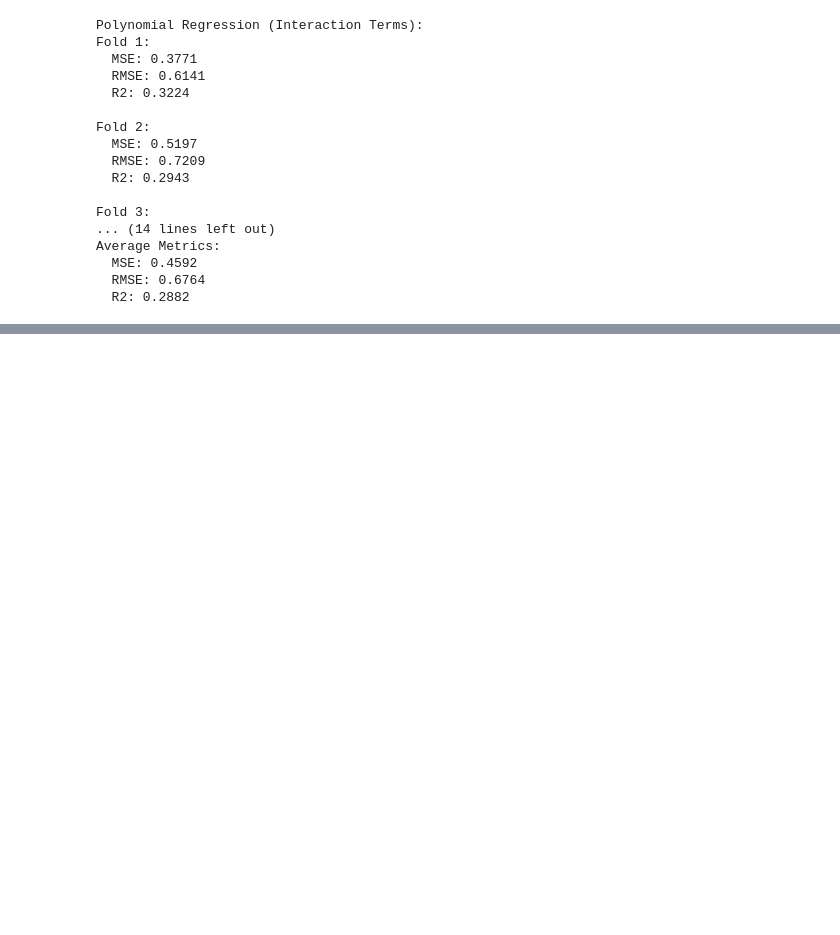
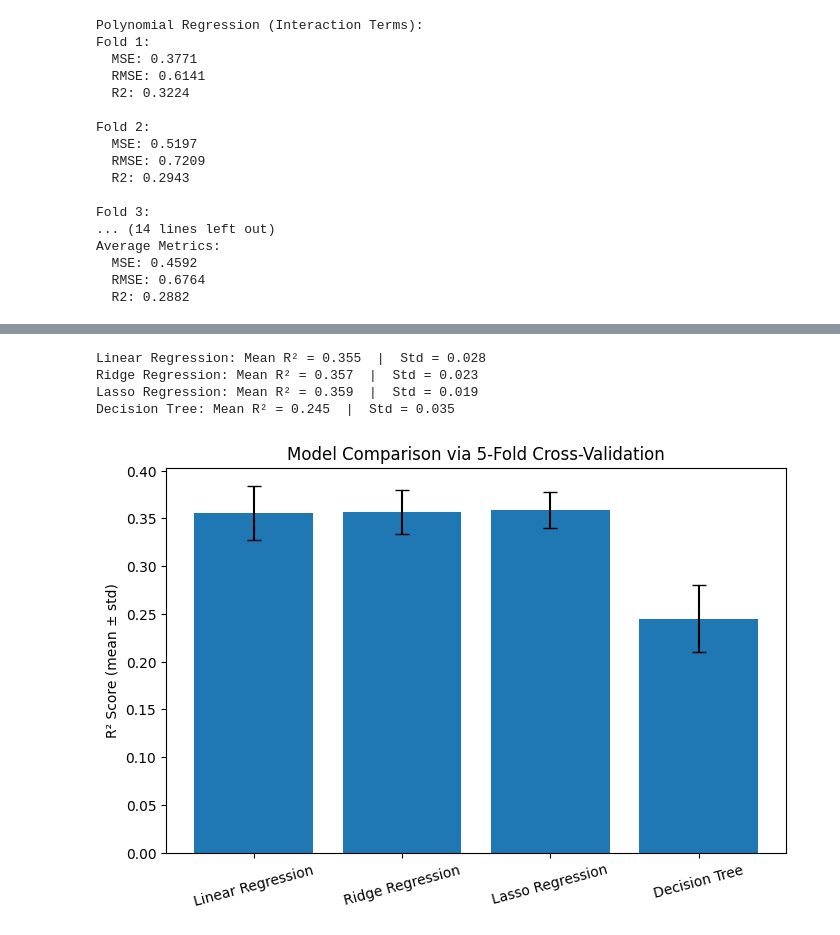
Before and after one commit to JanOlav04/Oblig1Maskin, a Jupyter notebook: main.ipynb, the cells around one changed output, grey strips where cells are left out. Cells and saved outputs as stored; diff of their text form; code cells hidden in the pictures; blank space fills up the shorter version.

```diff
--- a/main.ipynb
+++ b/main.ipynb
@@ -806,0 +885,50 @@ Average Metrics:
+# %%
+from sklearn.model_selection import KFold, cross_val_score
+
+
+# Split features/target
+X = df.drop(columns=['quality'])
+y = df['quality']
+
+# Standardize data for linear models (not needed for tree)
+scaler = StandardScaler()
+X_scaled = scaler.fit_transform(X)
+
+# Define models
+models = {
+    'Linear Regression': LinearRegression(),
+    'Ridge Regression': Ridge(alpha=65.79332246575683),
+    'Lasso Regression': Lasso(alpha=0.022051307399030457),
+    'Decision Tree': DecisionTreeRegressor(max_depth=4, random_state=42)
+}
+
+# Define KFold
+kf = KFold(n_splits=5, shuffle=True, random_state=42)
+
+# Evaluate models using cross-validation
+results = {}
+for name, model in models.items():
+    # Use scaled data for linear models, unscaled for tree
+    X_used = X_scaled if 'Regression' in name else X.values
+
+    scores = cross_val_score(model, X_used, y, cv=kf, scoring='r2')
+    results[name] = scores
+    print(f"{name}: Mean R² = {scores.mean():.3f}  |  Std = {scores.std():.3f}")
+# %% [output]
+Linear Regression: Mean R² = 0.355  |  Std = 0.028
+Ridge Regression: Mean R² = 0.357  |  Std = 0.023
+Lasso Regression: Mean R² = 0.359  |  Std = 0.019
+Decision Tree: Mean R² = 0.245  |  Std = 0.035
+# %%
+
+means = [results[m].mean() for m in results]
+stds = [results[m].std() for m in results]
+
+plt.figure(figsize=(8,5))
+plt.bar(results.keys(), means, yerr=stds, capsize=5)
+plt.ylabel('R² Score (mean ± std)')
+plt.title('Model Comparison via 5-Fold Cross-Validation')
+plt.xticks(rotation=15)
+plt.show()
+# %% [output]
+[figure, added]
```
Also changed, not shown: parts of 23 cells of this notebook.
